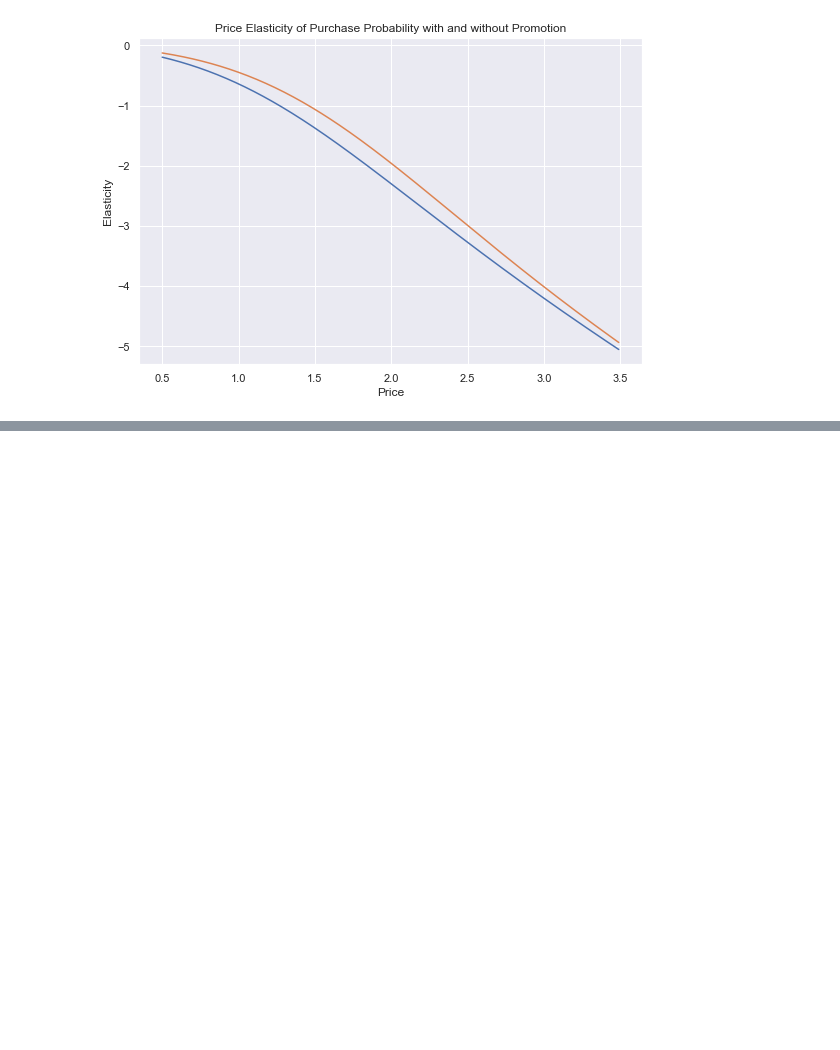
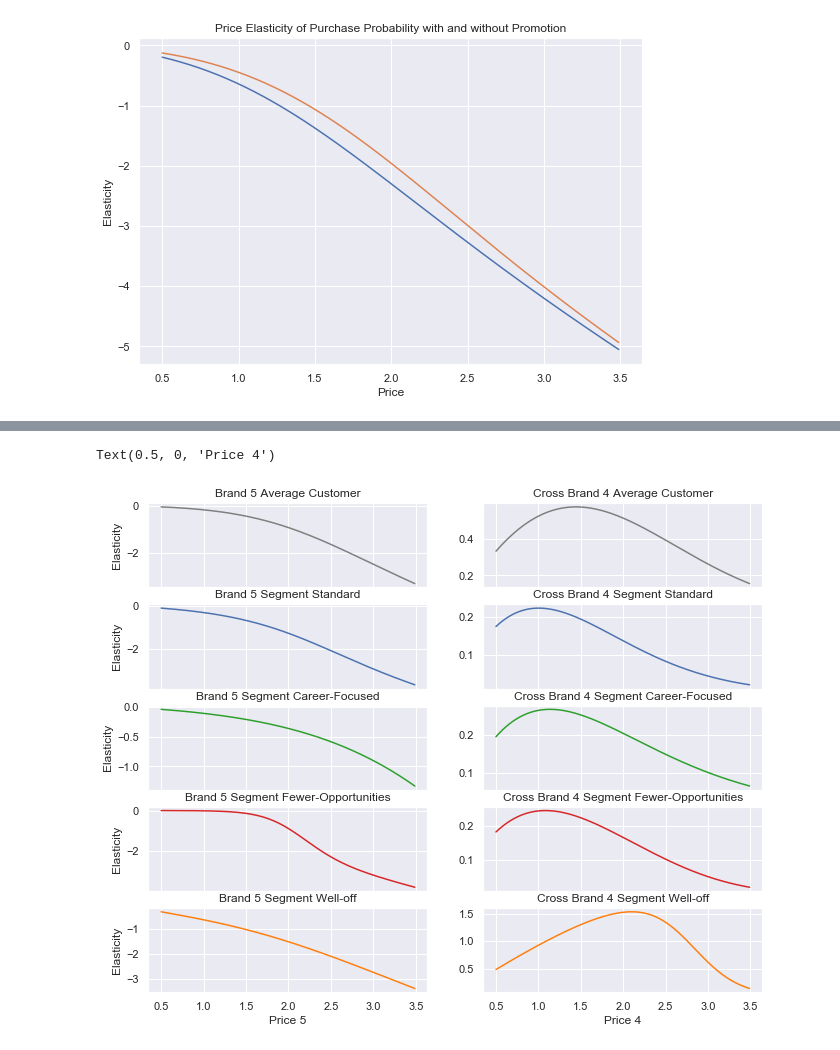
Before and after one commit to SimonSlominski/Data_Science, a Jupyter notebook: 01_Customer_Analytics/Predictive_customer_analytics.ipynb, the cells around one changed output, grey strips where cells are left out. Saved outputs shown, nothing was run; the diff lists cells and outputs as text; code cells hidden in the pictures; blank space fills up the shorter version.

```diff
--- a/01_Customer_Analytics/Predictive_customer_analytics.ipynb
+++ b/01_Customer_Analytics/Predictive_customer_analytics.ipynb
@@ -468,0 +946,4 @@ Text(0.5, 1.0, 'Price Elasticity of Purchase Probability with and without Promot
+# %%
+# Filter data, select only purchases from segment 2, which is the Fewer-Opportunities segment.
+brand_choice_s2 = df_pa[df_pa['Incidence'] == 1]
+brand_choice_s2 = brand_choice_s2[brand_choice_s2['Segment'] == 2]
@@ -468,0 +982,15 @@ Text(0.5, 1.0, 'Price Elasticity of Purchase Probability with and without Promot
+# %%
+# Calculating cross-brand price elasticity for brand 5 with respect to brand 4 for the Fewer-opportunities segment.
+df_brand5_cross_brand4_s2 = pd.DataFrame(index = np.arange(price_range.size))
+df_brand5_cross_brand4_s2['Price_1'] = brand_choice_s2['Price_1'].mean()
+df_brand5_cross_brand4_s2['Price_2'] = brand_choice_s2['Price_2'].mean()
+df_brand5_cross_brand4_s2['Price_3'] = brand_choice_s2['Price_3'].mean()
+df_brand5_cross_brand4_s2['Price_4'] = price_range
+df_brand5_cross_brand4_s2['Price_5'] = brand_choice_s2['Price_5'].mean()
+
+predict_brand5_cross_brand4_s2 = model_brand_choice_s2.predict_proba(df_brand5_cross_brand4_s2)
+pr_cross_brand_5_s2 = predict_brand5_cross_brand4_s2[: ][: , 3]
+
+brand5_cross_brand4_price_elasticity_s2 = -beta5 * price_range * pr_cross_brand_5_s2
+df_price_elasticities.insert(15, column = 'Brand_5_Cross_Brand_4_S2', value = brand5_cross_brand4_price_elasticity_s2)
+df_price_elasticities
@@ -468,0 +1015,47 @@ Text(0.5, 1.0, 'Price Elasticity of Purchase Probability with and without Promot
+# %%
+# Plot the own and cross brand price elasticities for the average customer and each of the four segments.
+# Look at differences and similiraties between the segments and examine their preference, when it comes to brand choice.
+# The two segments, which seem to be of most interested for the marketing team of brand 5, seem to be the Career-focused
+# and the Well-off. They are also the segments which purchase this brand most often.
+# The Career-focused segment is the most inelastic and they are the most loyal segment.
+# Based on our model, they do not seem to be that affected by price, therefore brand 5 could increase its price,
+# without fear of significant loss of customers from this segment.
+# The Well-off segment on the other hand, seems to be more elastic. They also purchase the competitor brand 4 most often.
+# In order to target this segment, our analysis signals, that price needs to be decreased. However, keep in mind
+# that other factors aside from price might be influencing the purchase behaivour of this segment.
+fig1, (ax1, ax2, ax3, ax4, ax5) = plt.subplots(5, 2, figsize = (11, 9), sharex = True)
+ax1[0].plot(price_range, own_price_elasticity_brand_5, 'tab:grey')
+ax1[0].set_title('Brand 5 Average Customer')
+ax1[0].set_ylabel('Elasticity')
+ax1[1].plot(price_range, brand5_cross_brand4_price_elasticity, 'tab:grey')
+ax1[1].set_title('Cross Brand 4 Average Customer')
+
+
+ax2[0].plot(price_range, own_price_elasticity_brand_5_s0)
+ax2[0].set_title('Brand 5 Segment Standard')
+ax2[0].set_ylabel('Elasticity')
+ax2[1].plot(price_range, brand5_cross_brand4_price_elasticity_s0)
+ax2[1].set_title('Cross Brand 4 Segment Standard')
+
+ax3[0].plot(price_range, own_price_elasticity_brand_5_s1, 'tab:green')
+ax3[0].set_title('Brand 5 Segment Career-Focused')
+ax3[0].set_ylabel('Elasticity')
+ax3[1].plot(price_range, brand5_cross_brand4_price_elasticity_s1, 'tab:green')
+ax3[1].set_title('Cross Brand 4 Segment Career-Focused')
+
+ax4[0].plot(price_range, own_price_elasticity_brand_5_s2, 'tab:red')
+ax4[0].set_title('Brand 5 Segment Fewer-Opportunities')
+ax4[0].set_ylabel('Elasticity')
+ax4[1].plot(price_range, brand5_cross_brand4_price_elasticity_s2, 'tab:red')
+ax4[1].set_title('Cross Brand 4 Segment Fewer-Opportunities')
+
+ax5[0].plot(price_range, own_price_elasticity_brand_5_s3, 'tab:orange')
+ax5[0].set_title('Brand 5 Segment Well-off')
+ax5[0].set_xlabel('Price 5')
+ax5[0].set_ylabel('Elasticity')
+ax5[1].plot(price_range, brand5_cross_brand4_price_elasticity_s3, 'tab:orange')
+ax5[1].set_title('Cross Brand 4 Segment Well-off')
+ax5[1].set_xlabel('Price 4')
+# %% [output]
+Text(0.5, 0, 'Price 4')
+[figure, added]
```
Also changed, not shown: parts of 57 cells of this notebook.
